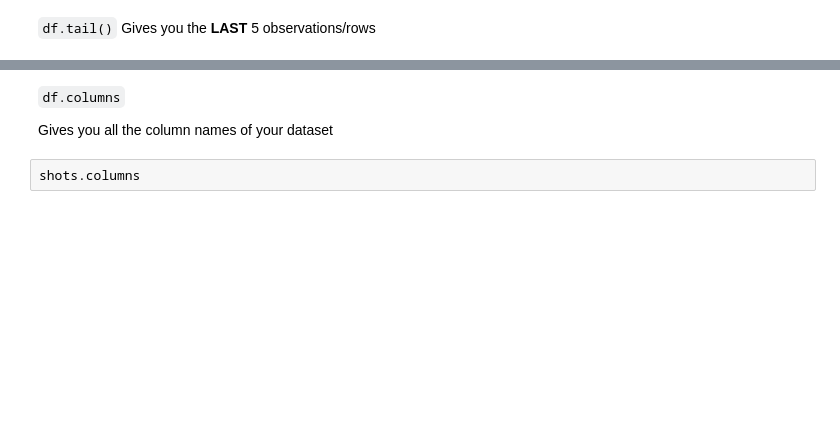
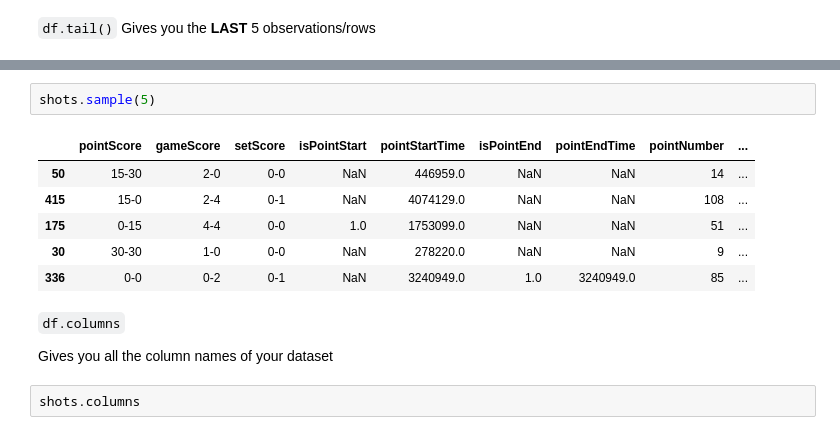
Before and after one commit to cjgimena/consulting-spring2025, a Jupyter notebook: week2.ipynb, the cells around one changed output, grey strips where cells are left out. Drawn from its saved outputs; the diff is of its cells as text; blank space fills up the shorter version.

```diff
--- a/week2.ipynb
+++ b/week2.ipynb
@@ -53,5 +82,14 @@ Gives you a **RANDOM** sample of 5 observations
 
 Arguments: frac, random_state
+# %%
+shots.sample(5)
+# %% [output]
+|  | pointScore | gameScore | setScore | isPointStart | pointStartTime | isPointEnd | pointEndTime | pointNumber | ... |
+| 50 | 15-30 | 2-0 | 0-0 | NaN | 446959.0 | NaN | NaN | 14 | ... |
+| 415 | 15-0 | 2-4 | 0-1 | NaN | 4074129.0 | NaN | NaN | 108 | ... |
+| 175 | 0-15 | 4-4 | 0-0 | 1.0 | 1753099.0 | NaN | NaN | 51 | ... |
+| 30 | 30-30 | 1-0 | 0-0 | NaN | 278220.0 | NaN | NaN | 9 | ... |
+| 336 | 0-0 | 0-2 | 0-1 | NaN | 3240949.0 | 1.0 | 3240949.0 | 85 | ... |
 # %% [markdown]
 `df.columns`
 
```
Also changed, not shown: parts of 34 cells of this notebook.
